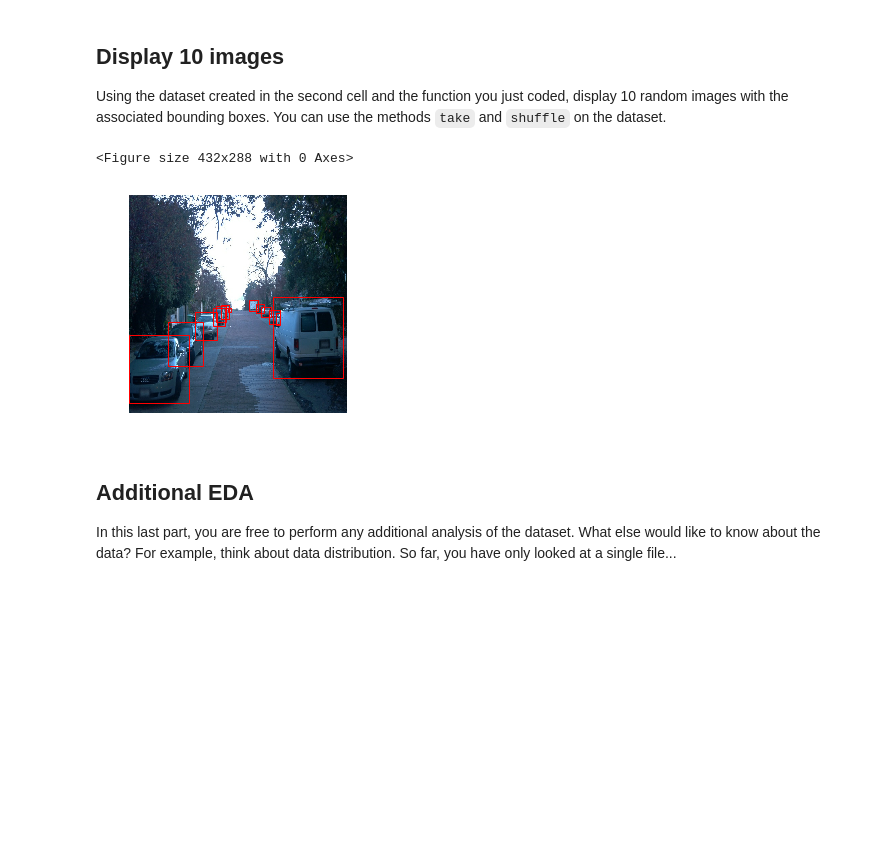
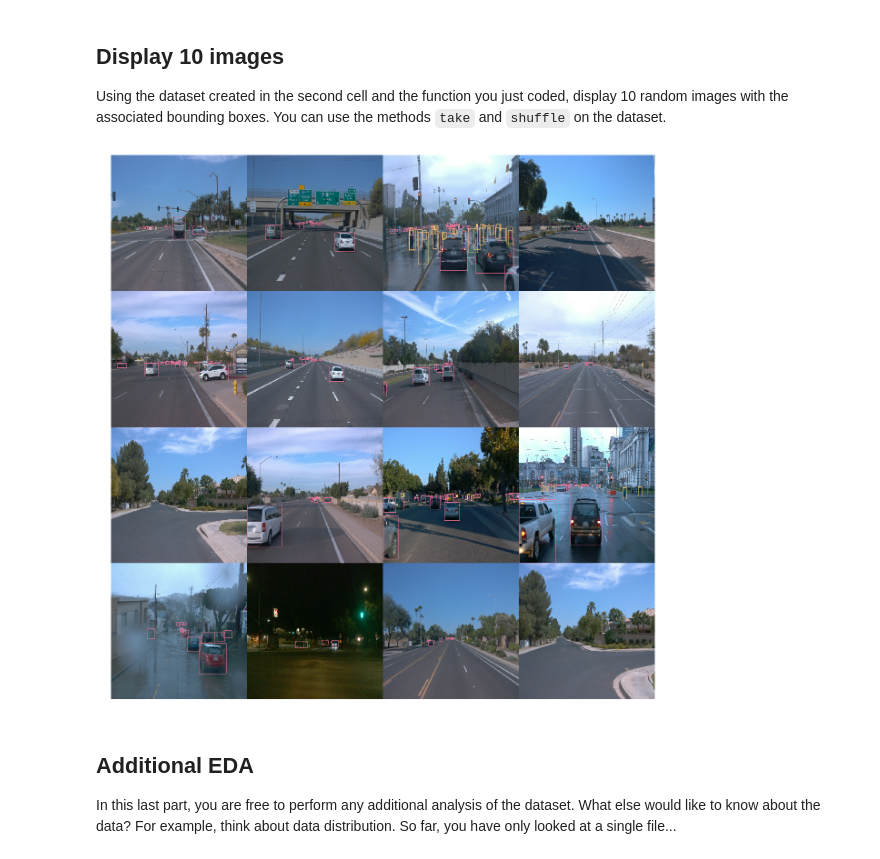
Before and after one commit to mcarfagno/nd013-c1-vision, a Jupyter notebook: Exploratory Data Analysis.ipynb, the cells around one changed output. Cells and saved outputs as stored; diff of their text form; code cells hidden in the pictures; blank space fills up the shorter version.

Commit message:
image grid in data analysis nb, added custom colors

```diff
--- a/Exploratory Data Analysis.ipynb
+++ b/Exploratory Data Analysis.ipynb
@@ -6,6 +6,9 @@ In this notebook, we will perform an EDA (Exploratory Data Analysis) on the proc
 # %%
 import matplotlib.pyplot as plt
 import matplotlib.patches as patches
+from mpl_toolkits.axes_grid1 import ImageGrid
+plt.style.use('./rose-pine.mplstyle')
+
 import numpy as np
 from utils import get_dataset
 # %%
@@ -41,16 +44,17 @@ dict_keys(['image', 'source_id', 'key', 'filename', 'groundtruth_image_confidenc
 
 Implement the `display_instances` function below. This function takes a batch as an input and display an image with its corresponding bounding boxes. The only requirement is that the classes should be color coded (eg, vehicles in red, pedestrians in blue, cyclist in green).
 # %%
-def display_instances(batch):
+def display_instances(ax, batch):
     """
     This function takes a batch from the dataset and display the image with
     the associated bounding boxes.
     """
 
     # color mapping of classes
-    colormap = {1: [1, 0, 0], 2: [0, 1, 0], 4: [0, 0, 1]}
+    colors = plt.rcParams['axes.prop_cycle'].by_key()['color']
+    colormap = {1: colors[0], 2: colors[1], 4: colors[2]}
 
-    fig, ax = plt.subplots()
+    #fig, ax = plt.subplots()
     img = batch["image"].numpy()
     ax.imshow(img)
 
@@ -58,10 +62,10 @@ def display_instances(batch):
     classes = batch['groundtruth_classes'].numpy()
 
     for cl, bb in zip(classes, bboxes):
-        y1 = bb[0]*img.shape[0]
-        x1 = bb[1]*img.shape[1]
-        y2 = bb[2]*img.shape[0]
-        x2 = bb[3]*img.shape[1]
+        y1 = int(bb[0]*img.shape[0])
+        x1 = int(bb[1]*img.shape[1])
+        y2 = int(bb[2]*img.shape[0])
+        x2 = int(bb[3]*img.shape[1])
         rec = patches.Rectangle((x1, y1), x2- x1, y2-y1, facecolor='none',
                         edgecolor=colormap[cl])
         ax.add_patch(rec)
@@ -70,16 +74,19 @@ def display_instances(batch):
 ## Display 10 images
 
 Using the dataset created in the second cell and the function you just coded, display 10 random images with the associated bounding boxes. You can use the methods `take` and `shuffle` on the dataset.
-# %%
-%matplotlib inline
-
-plt.figure()
-for batch in dataset.take(1):
-    display_instances(batch)
-plt.show()
-# %% [output]
-<Figure size 432x288 with 0 Axes>
-[figure, removed]
+# %%
+%matplotlib inline
+
+fig = plt.figure(figsize=(22, 22))
+grid = ImageGrid(fig, 111,  # similar to subplot(111)
+                 nrows_ncols=(4, 4),  # creates 2x2 grid of axes
+                 axes_pad=0.0,  # pad between axes in inch.
+                 )
+for ax, batch in zip(grid, dataset.shuffle(100).take(16)):
+    display_instances(ax, batch)
+plt.show()
+# %% [output]
+[figure, added]
 # %% [markdown]
 ## Additional EDA
 
```
Also changed, not shown: parts of 1 cell of this notebook, 1 other file.
